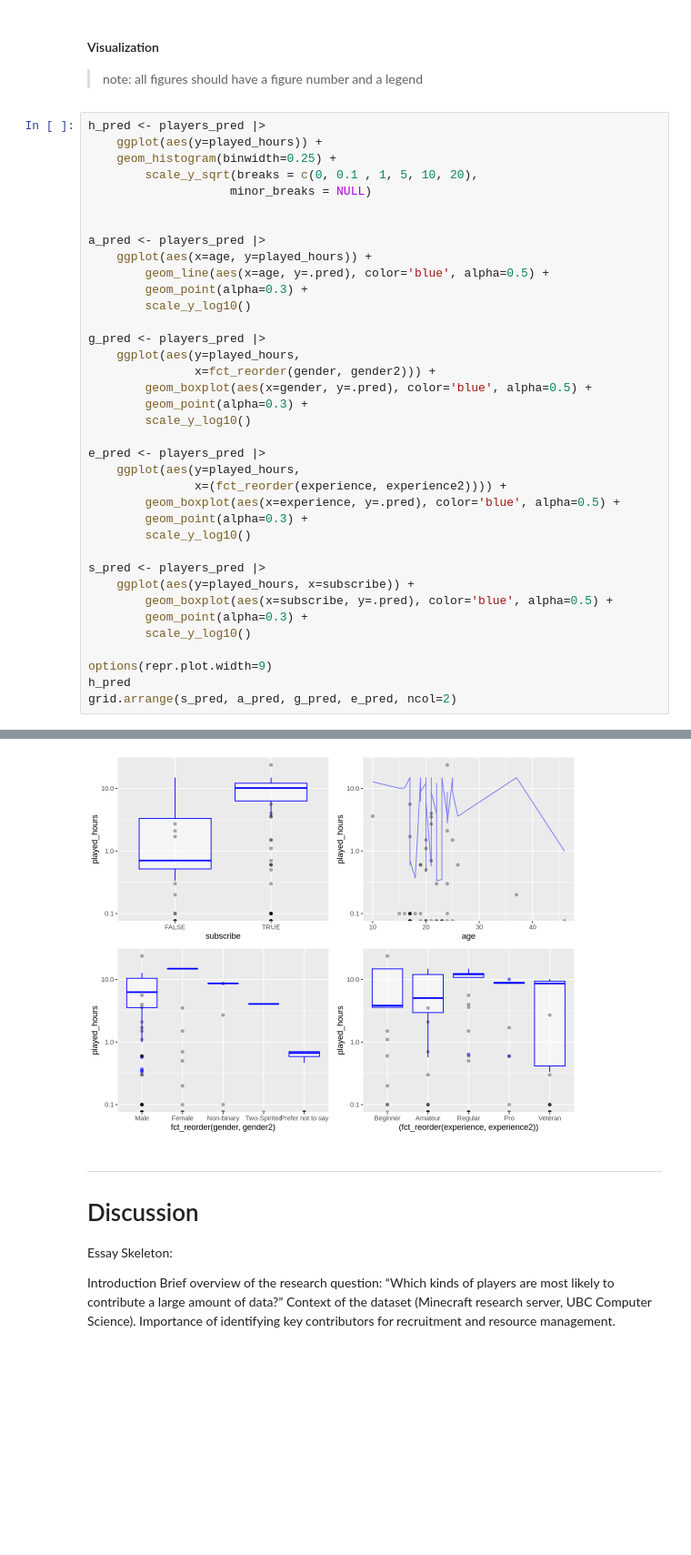
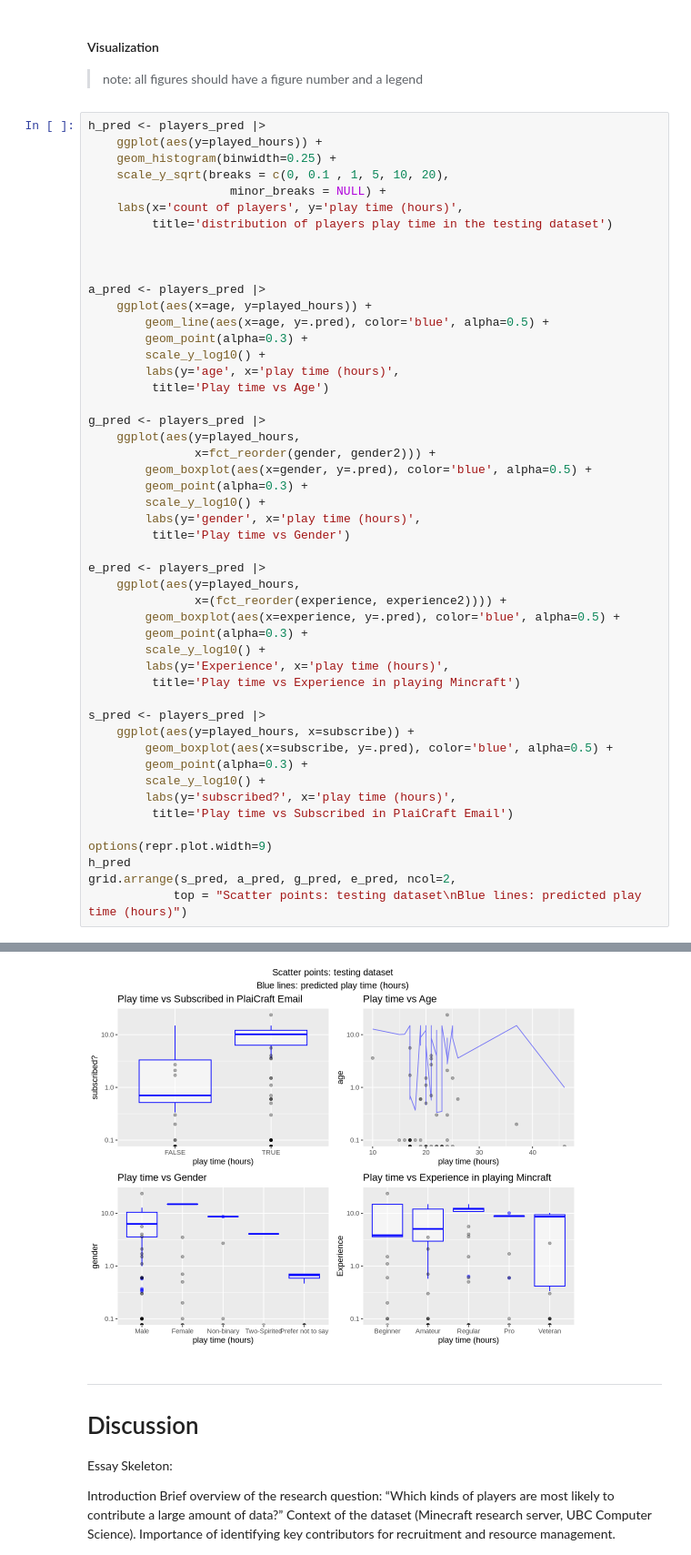
Before and after one commit to cars0njan/dsci-100-project, a Jupyter notebook: Final_report_group30.ipynb, the cells around one changed output, grey strips where cells are left out. Shown at 91% size. Drawn from its saved outputs; the diff is of its cells as text; blank space fills up the shorter version.

Commit message:
plot labs + rm clustering blocks

```diff
--- a/Final_report_group30.ipynb
+++ b/Final_report_group30.ipynb
@@ -378,39 +311,51 @@ ERROR: Error in eval(expr, envir, enclos): object 'recipe_players' not found
 h_pred <- players_pred |>
     ggplot(aes(y=played_hours)) +
     geom_histogram(binwidth=0.25) +
-        scale_y_sqrt(breaks = c(0, 0.1 , 1, 5, 10, 20),
-                    minor_breaks = NULL)
+    scale_y_sqrt(breaks = c(0, 0.1 , 1, 5, 10, 20),
+                    minor_breaks = NULL) +
+    labs(x='count of players', y='play time (hours)',
+         title='distribution of players play time in the testing dataset')
+
 
 
 a_pred <- players_pred |>
     ggplot(aes(x=age, y=played_hours)) +
         geom_line(aes(x=age, y=.pred), color='blue', alpha=0.5) +
         geom_point(alpha=0.3) +
-        scale_y_log10()
+        scale_y_log10() +
+        labs(y='age', x='play time (hours)',
+         title='Play time vs Age')
 
 g_pred <- players_pred |>
     ggplot(aes(y=played_hours,
                x=fct_reorder(gender, gender2))) +
         geom_boxplot(aes(x=gender, y=.pred), color='blue', alpha=0.5) +
         geom_point(alpha=0.3) +
-        scale_y_log10()
+        scale_y_log10() +
+        labs(y='gender', x='play time (hours)',
+         title='Play time vs Gender')
 
 e_pred <- players_pred |>
     ggplot(aes(y=played_hours,
                x=(fct_reorder(experience, experience2)))) +
         geom_boxplot(aes(x=experience, y=.pred), color='blue', alpha=0.5) +
         geom_point(alpha=0.3) +
-        scale_y_log10()
+        scale_y_log10() +
+        labs(y='Experience', x='play time (hours)',
+         title='Play time vs Experience in playing Mincraft')
 
 s_pred <- players_pred |>
     ggplot(aes(y=played_hours, x=subscribe)) +
         geom_boxplot(aes(x=subscribe, y=.pred), color='blue', alpha=0.5) +
         geom_point(alpha=0.3) +
-        scale_y_log10()
+        scale_y_log10() +
+        labs(y='subscribed?', x='play time (hours)',
+         title='Play time vs Subscribed in PlaiCraft Email')
 
 options(repr.plot.width=9)
 h_pred
-grid.arrange(s_pred, a_pred, g_pred, e_pred, ncol=2)
+grid.arrange(s_pred, a_pred, g_pred, e_pred, ncol=2,
+            top = "Scatter points: testing dataset\nBlue lines: predicted play time (hours)")
 # %% [output]
 Warning message in scale_y_log10():
 “log-10 transformation introduced infinite values.”
@@ -424,4 +369,4 @@ Warning message in scale_y_log10():
-[figure, old version]
+[figure, new version]
 # %% [markdown]
 ---
 # Discussion
```
Also changed, not shown: parts of 5 cells of this notebook.
